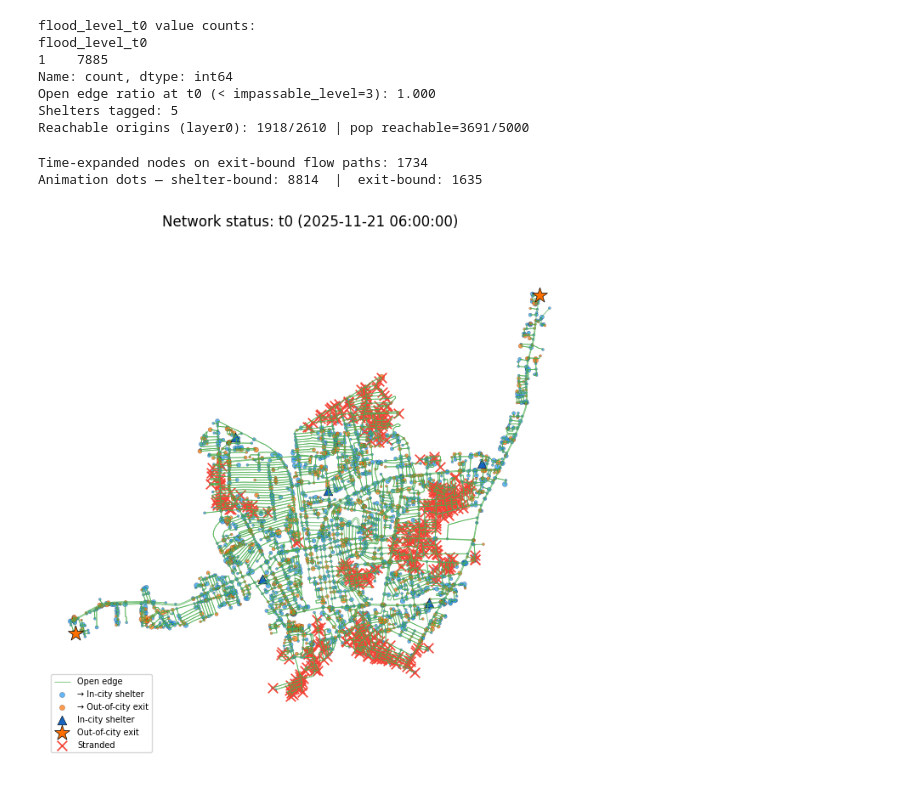
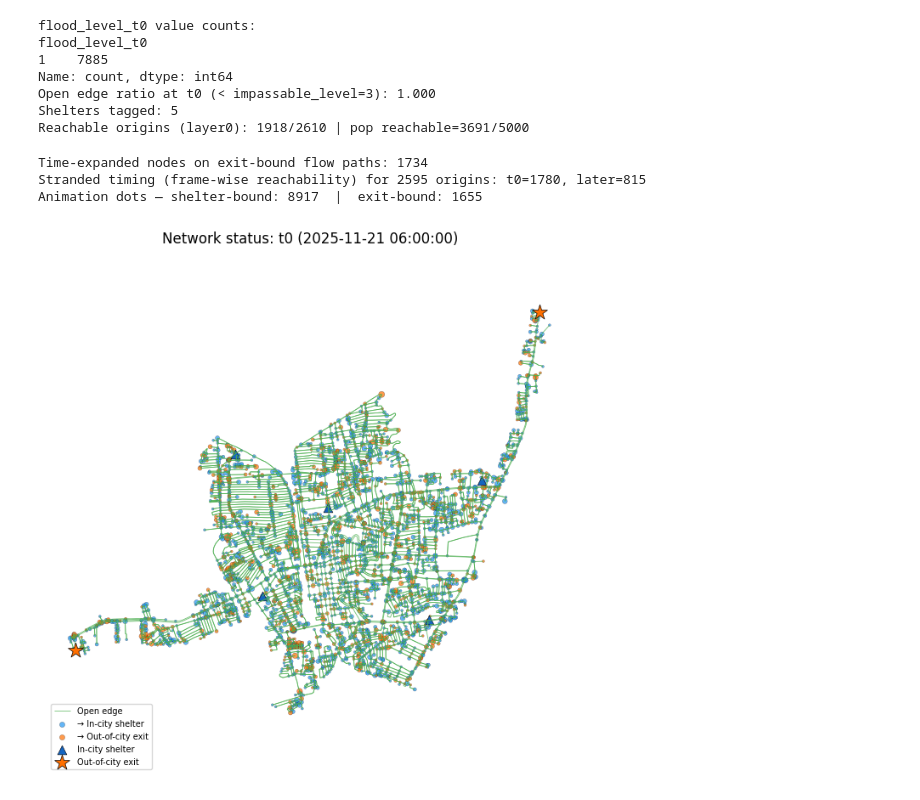
Before and after one commit to CosmosDever/Thesis-EvSim-Flooding-TH, a Jupyter notebook: Test_on_HatYai.ipynb, the cells around one changed output. Drawn from its saved outputs; the diff is of its cells as text; code cells hidden in the pictures.

Commit message:
stranded node fix

```diff
--- a/Test_on_HatYai.ipynb
+++ b/Test_on_HatYai.ipynb
@@ -1379,6 +1379,60 @@ while bfs_q:
 
 print(f"Time-expanded nodes on exit-bound flow paths: {len(exit_reachable_te)}")
 # ─────────────────────────────────────────────────────────────────────────────
+
+# ── Frame-wise reachability (when each origin first loses all paths to any sink) ─
+L = len(time_names)
+sink_osmids = (
+    nodes_modes.loc[
+        (nodes_modes.get("is_shelter", False) == True)
+        | (nodes_modes.get("is_out_of_city", False) == True),
+        "osmid",
+    ]
+    .drop_duplicates()
+    .astype(int)
+    .tolist()
+)
+
+# Build a lightweight undirected skeleton from the filtered graph for per-frame reachability
+G_base = nx.Graph()
+G_base.add_nodes_from(int(n) for n in graph_filtered.nodes())
+# We will add edges per frame from flood-filtered edge list
+
+reachable_by_frame = []
+for ti, name in enumerate(time_names):
+    col = f"flood_level_{name}"
+    open_edges = edges_with_flood.loc[edges_with_flood[col].fillna(0) < impassable_level, ["u", "v"]]
+    Gi = G_base.copy()
+    Gi.add_edges_from((int(u), int(v)) for u, v in zip(open_edges.u, open_edges.v))
+    sink_nodes = [s for s in sink_osmids if Gi.has_node(s)]
+    if not sink_nodes:
+        reachable_by_frame.append(set())
+        continue
+    reachable = set()
+    for s in sink_nodes:
+        reachable.update(nx.node_connected_component(Gi, s))
+    reachable_by_frame.append(reachable)
+
+stranded_from_layer = {}
+origins = nodes_modes.loc[nodes_modes.get("pop_total", 0) > 0, "osmid"].drop_duplicates().astype(int)
+for osm in origins:
+    first_reach = [ti for ti in range(L) if osm in reachable_by_frame[ti]]
+    if not first_reach:
+        stranded_from_layer[osm] = 0
+        continue
+    last_reach = max(first_reach)
+    if last_reach < L - 1:
+        stranded_from_layer[osm] = last_reach + 1
+
+stranded_from_series = nodes_anim["osmid"].map(stranded_from_layer)
+
+# Diagnostics to explain why stranded markers appear early
+stranded_t0 = [osm for osm, lay in stranded_from_layer.items() if lay == 0]
+stranded_late = [osm for osm, lay in stranded_from_layer.items() if lay and lay > 0]
+print(
+    f"Stranded timing (frame-wise reachability) for {len(stranded_from_layer)} origins: "
+    f"t0={len(stranded_t0)}, later={len(stranded_late)}"
+)
 
 agent_scale = 20
 agent_cap = 200
@@ -1483,38 +1537,43 @@ def update(frame_idx):
         out_city_anim.plot(ax=ax, color="#ff6f00", markersize=180, marker="*",
                            edgecolor="k", linewidth=0.5, label="Out-of-city exit", zorder=6)
 
-    # Stranded population
-    stranded = nodes_anim[nodes_anim["residual_pop"] > 0]
+    # Stranded population (only once the node actually becomes unreachable)
+    stranded_time = stranded_from_series
+    stranded_mask = (
+        nodes_anim["residual_pop"] > 0
+    ) & stranded_time.notna() & (frame_idx >= stranded_time)
+    stranded = nodes_anim[stranded_mask]
     if len(stranded):
         stranded.plot(ax=ax, color="#f44336", markersize=70, marker="x",
                       linewidth=1.2, label="Stranded")
 
     # Moving dots: blue = toward in-city shelter, orange = toward out-of-city exit
     if agent_positions_shelter[frame_idx]:
         xs, ys = zip(*agent_positions_shelter[frame_idx])
         ax.scatter(xs, ys, color="#1565c0", s=28, alpha=0.9, label="Flow → shelter")
     if agent_positions_out_city[frame_idx]:
         xs, ys = zip(*agent_positions_out_city[frame_idx])
         ax.scatter(xs, ys, color="#ff6f00", s=28, alpha=0.9, label="Flow → out-city")
 
     ax.set_title(f"Network status: {time_name} ({time_label})")
     ax.set_axis_off()
     if len(open_edges) or len(closed_edges):
         ax.set_aspect("equal", adjustable="datalim")
     else:
         ax.set_aspect("auto")
     handles, labels = ax.get_legend_handles_labels()
     uniq = dict(zip(labels, handles))
     if uniq:
         ax.legend(uniq.values(), uniq.keys(), loc="lower left", fontsize=7)
     return ax
 
 
 ani = FuncAnimation(fig, update, frames=len(time_names), interval=800, repeat=True)
 # %% [output]
 Time-expanded nodes on exit-bound flow paths: 1734
-Animation dots — shelter-bound: 8814  |  exit-bound: 1635
+Stranded timing (frame-wise reachability) for 2595 origins: t0=1780, later=815
+Animation dots — shelter-bound: 8917  |  exit-bound: 1655
-[figure, old version]
+[figure, new version]
 # %%
 # Saving animation to gif file
 fps = 6
```
Also changed, not shown: parts of 3 cells of this notebook, 1 other file.
